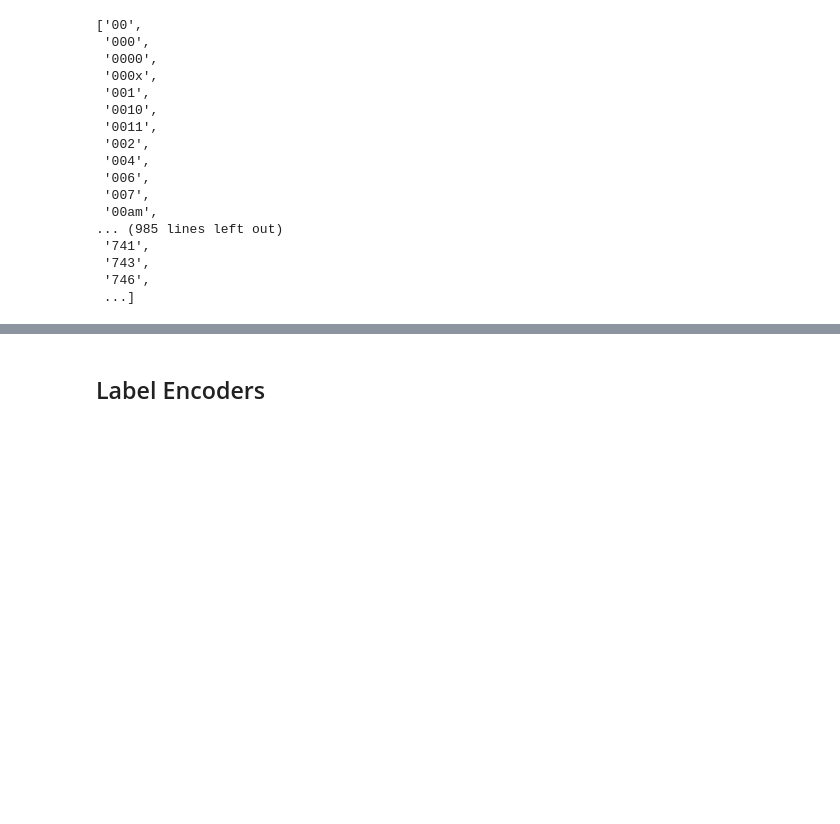
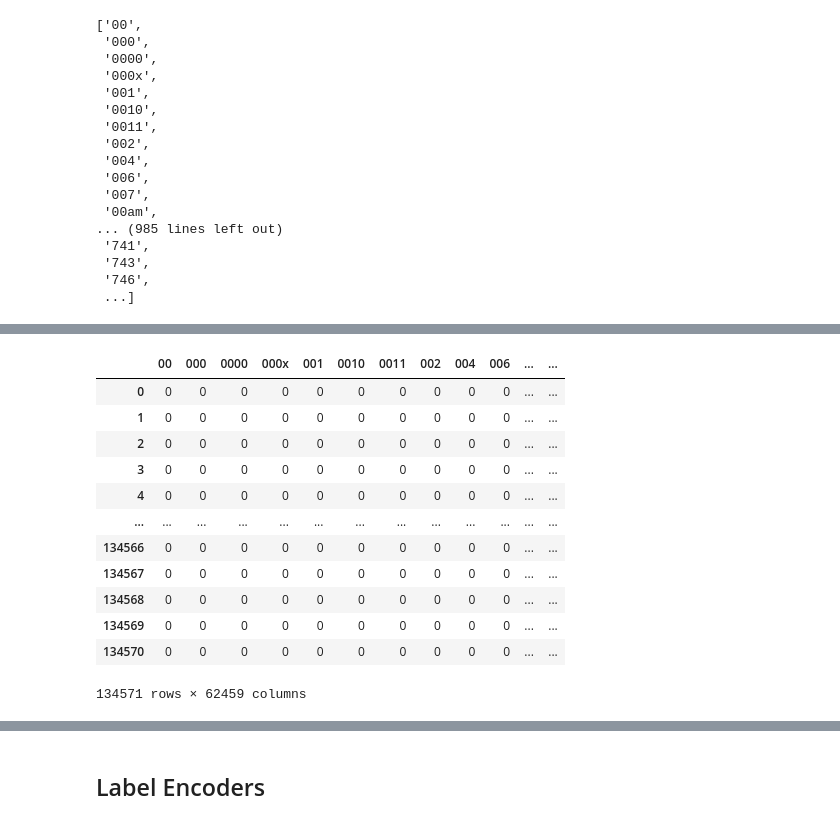
Before and after one commit to fernandasecinaro/machine-learning, a Jupyter notebook: obligatorio.ipynb, the cells around one changed output, grey strips where cells are left out. Drawn from its saved outputs; the diff is of its cells as text; code cells hidden in the pictures; blank space fills up the shorter version.

```diff
--- a/obligatorio.ipynb
+++ b/obligatorio.ipynb
@@ -304,0 +300,3 @@ vectorizer2.get_feature_names()
+# %%
+X_train_short_description = vectorizer2.transform(short_description_corpus)
+print(X_train_short_description.toarray())
@@ -304,0 +332,16 @@ vectorizer2.get_feature_names()
+# %%
+dfShortDescription
+# %% [output]
+|  | 00 | 000 | 0000 | 000x | 001 | 0010 | 0011 | 002 | 004 | 006 | ... | ... |
+| 0 | 0 | 0 | 0 | 0 | 0 | 0 | 0 | 0 | 0 | 0 | ... | ... |
+| 1 | 0 | 0 | 0 | 0 | 0 | 0 | 0 | 0 | 0 | 0 | ... | ... |
+| 2 | 0 | 0 | 0 | 0 | 0 | 0 | 0 | 0 | 0 | 0 | ... | ... |
+| 3 | 0 | 0 | 0 | 0 | 0 | 0 | 0 | 0 | 0 | 0 | ... | ... |
+| 4 | 0 | 0 | 0 | 0 | 0 | 0 | 0 | 0 | 0 | 0 | ... | ... |
+| ... | ... | ... | ... | ... | ... | ... | ... | ... | ... | ... | ... | ... |
+| 134566 | 0 | 0 | 0 | 0 | 0 | 0 | 0 | 0 | 0 | 0 | ... | ... |
+| 134567 | 0 | 0 | 0 | 0 | 0 | 0 | 0 | 0 | 0 | 0 | ... | ... |
+| 134568 | 0 | 0 | 0 | 0 | 0 | 0 | 0 | 0 | 0 | 0 | ... | ... |
+| 134569 | 0 | 0 | 0 | 0 | 0 | 0 | 0 | 0 | 0 | 0 | ... | ... |
+| 134570 | 0 | 0 | 0 | 0 | 0 | 0 | 0 | 0 | 0 | 0 | ... | ... |
+134571 rows × 62459 columns
```
Also changed, not shown: parts of 26 cells of this notebook.
